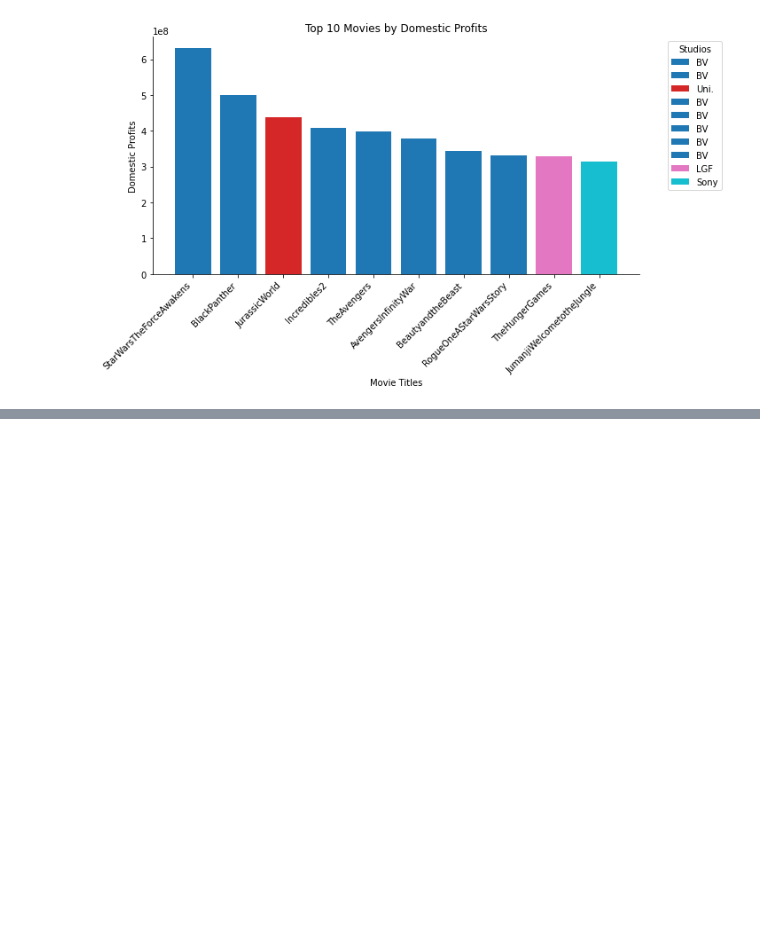
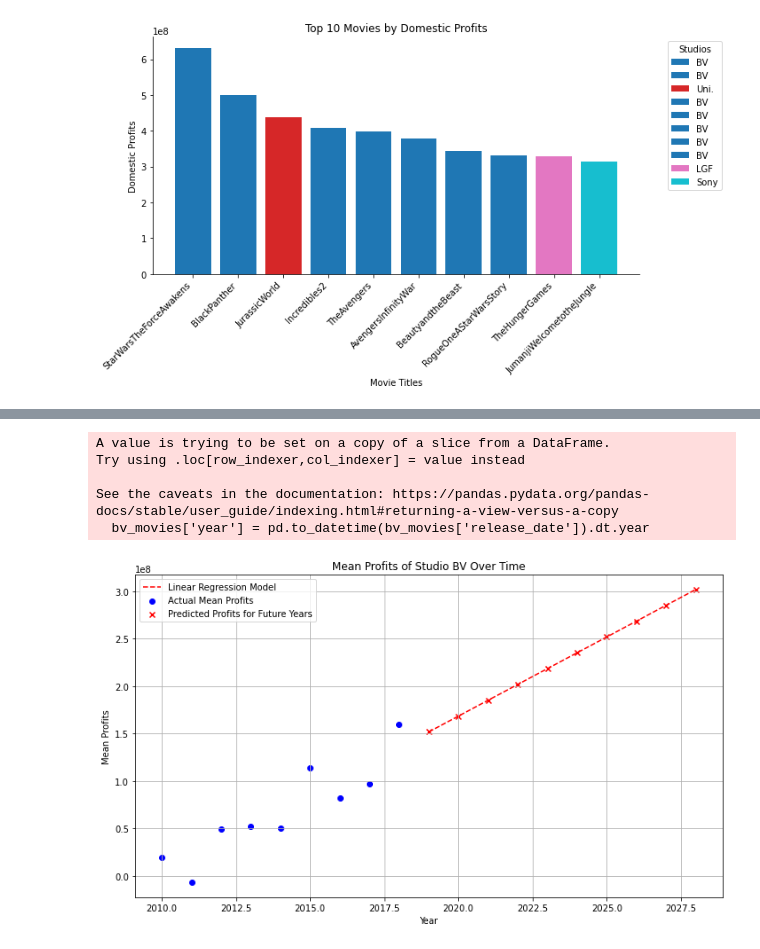
Before and after one commit to TravisClark1432/TAD-Pictures-Productions-Analysis, a Jupyter notebook: danny.ipynb, the cells around one changed output, grey strips where cells are left out. Cells and saved outputs as stored; diff of their text form; code cells hidden in the pictures; blank space fills up the shorter version.

```diff
--- a/danny.ipynb
+++ b/danny.ipynb
@@ -122,0 +158,53 @@ plt.show()
+# %%
+import pandas as pd
+from sklearn.linear_model import LinearRegression
+import matplotlib.pyplot as plt
+
+# Assuming 'df' is your DataFrame containing movie data, and it has columns 'release_date', 'studio', and 'profits'
+# Filter data for movies produced by studio BV
+bv_movies = df[df['studio'] == 'BV']
+
+# Extract year from release_date
+bv_movies['year'] = pd.to_datetime(bv_movies['release_date']).dt.year
+
+# Calculate mean profits for each year
+mean_profits_by_year = bv_movies.groupby('year')['domestic_Profit'].mean().reset_index()
+
+# Prepare data for linear regression
+X = mean_profits_by_year[['year']]  # Features (year)
+y = mean_profits_by_year['domestic_Profit']  # Target variable (mean profits)
+
+# Create and train the linear regression model
+model = LinearRegression()
+model.fit(X, y)
+
+# Predict mean profits for future years (e.g., next 10 years)
+future_years = pd.DataFrame({'year': range(mean_profits_by_year['year'].max() + 1, mean_profits_by_year['year'].max() + 11)})
+predicted_profits = model.predict(future_years[['year']])
+
+# Plotting
+plt.figure(figsize=(10, 6))
+
+# Plot actual mean profits
+plt.scatter(mean_profits_by_year['year'], mean_profits_by_year['domestic_Profit'], color='blue', label='Actual Mean Profits')
+
+# Plot linear regression line
+plt.plot(future_years['year'], predicted_profits, color='red', linestyle='--', label='Linear Regression Model')
+
+# Plot predicted profits for future years
+plt.scatter(future_years['year'], predicted_profits, color='red', marker='x', label='Predicted Profits for Future Years')
+
+plt.xlabel('Year')
+plt.ylabel('Mean Profits')
+plt.title('Mean Profits of Studio BV Over Time')
+plt.legend()
+plt.grid(True)
+plt.tight_layout()
+plt.show()
+# %% [output]
+A value is trying to be set on a copy of a slice from a DataFrame.
+Try using .loc[row_indexer,col_indexer] = value instead
+
+See the caveats in the documentation: https://pandas.pydata.org/pandas-docs/stable/user_guide/indexing.html#returning-a-view-versus-a-copy
+  bv_movies['year'] = pd.to_datetime(bv_movies['release_date']).dt.year
+[figure, added]
```
Also changed, not shown: parts of 3 cells of this notebook.
